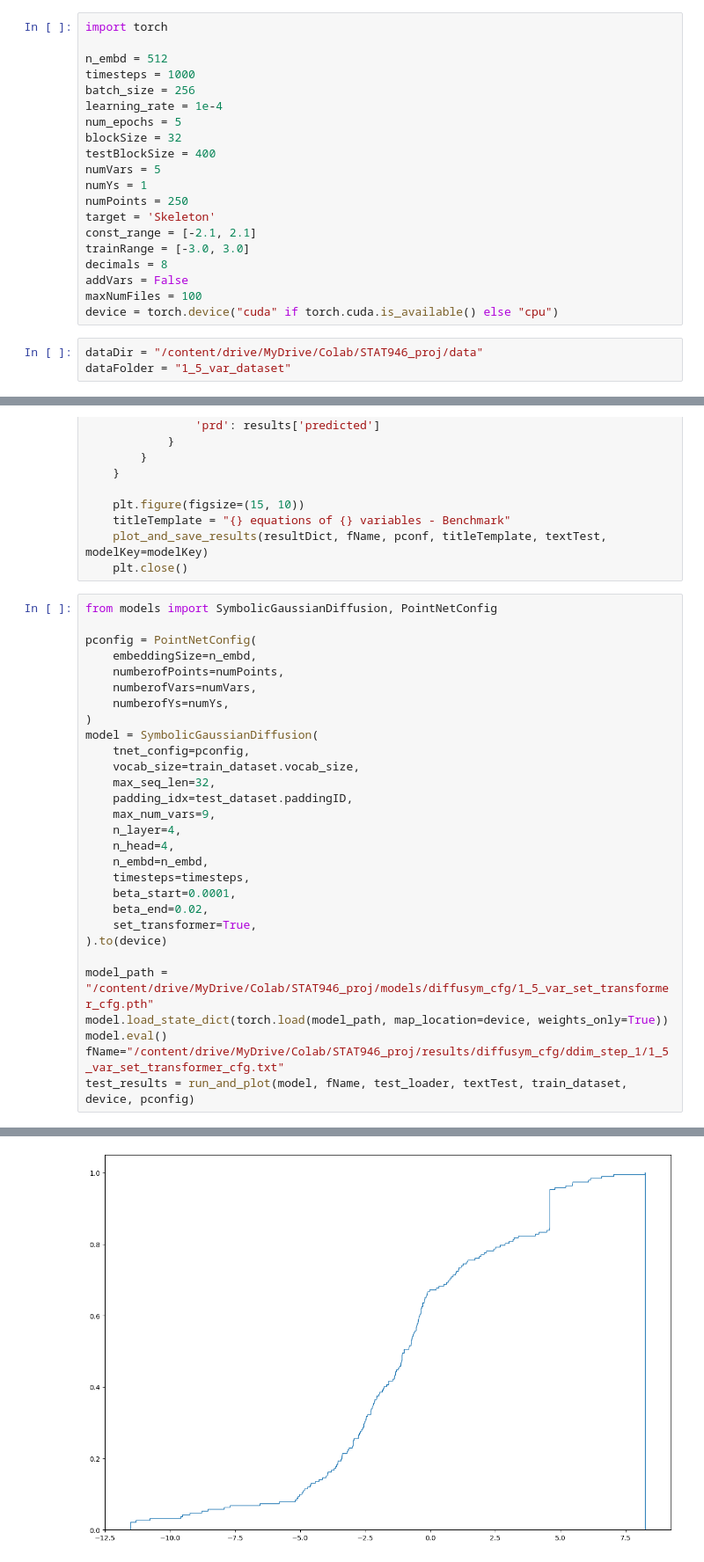
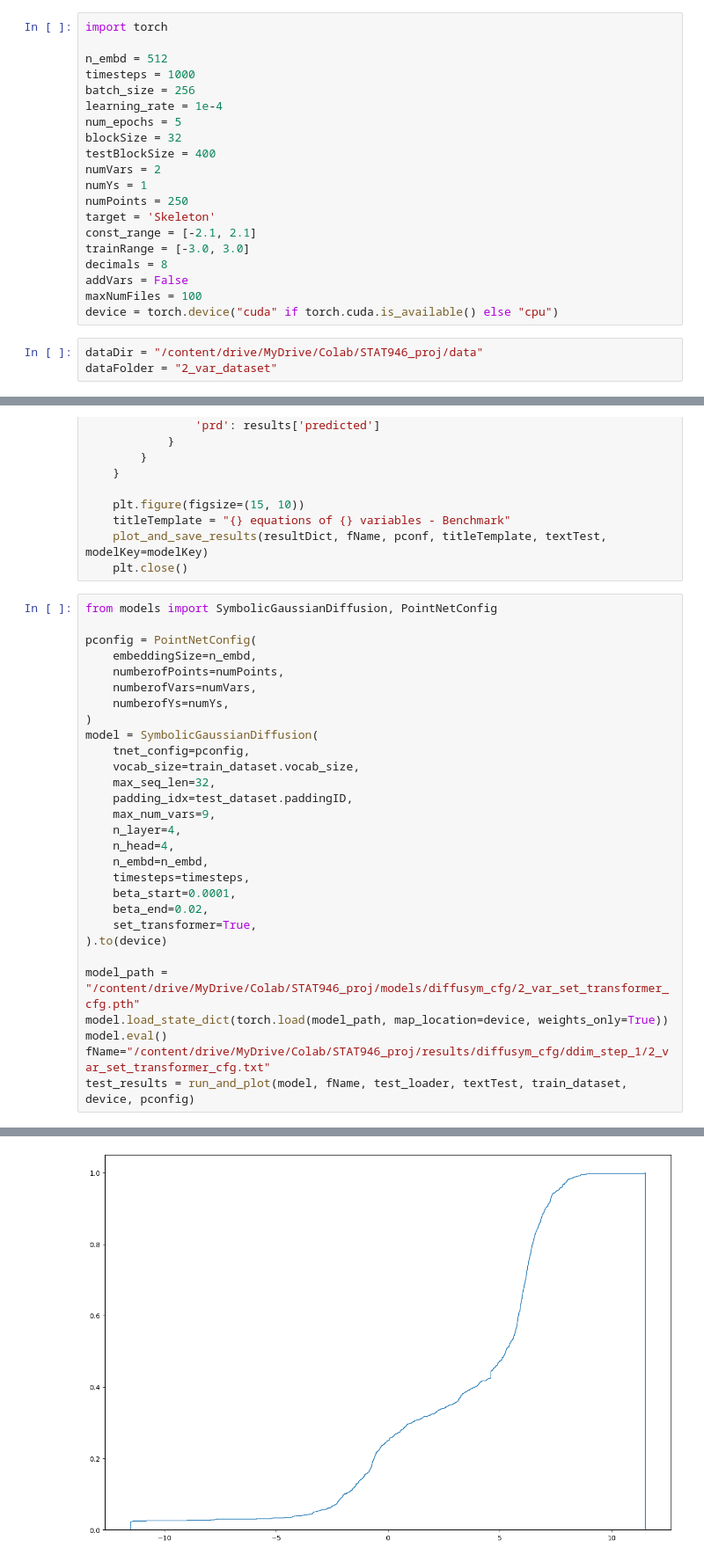
Before and after one commit to carolynw898/STAT946Proj, a Jupyter notebook: test.ipynb, the cells around one changed output, grey strips where cells are left out. Shown at 88% size. Saved outputs shown, nothing was run; the diff lists cells and outputs as text.

Commit message:
2_var_set_transformer_cfg ddim_step=1 guidance_factor=0.9

```diff
--- a/test.ipynb
+++ b/test.ipynb
@@ -15,7 +15,7 @@ learning_rate = 1e-4
 num_epochs = 5
 blockSize = 32
 testBlockSize = 400
-numVars = 5
+numVars = 2
 numYs = 1
 numPoints = 250
 target = 'Skeleton'
@@ -27,7 +27,7 @@ maxNumFiles = 100
 device = torch.device("cuda" if torch.cuda.is_available() else "cpu")
 # %%
 dataDir = "/content/drive/MyDrive/Colab/STAT946_proj/data"
-dataFolder = "1_5_var_dataset"
+dataFolder = "2_var_dataset"
 # %%
 from torch.utils.data import DataLoader
 import numpy as np
@@ -329,9 +329,9 @@ model = SymbolicGaussianDiffusion(
     set_transformer=True,
 ).to(device)
 
-model_path = "/content/drive/MyDrive/Colab/STAT946_proj/models/diffusym_cfg/1_5_var_set_transformer_cfg.pth"
+model_path = "/content/drive/MyDrive/Colab/STAT946_proj/models/diffusym_cfg/2_var_set_transformer_cfg.pth"
 model.load_state_dict(torch.load(model_path, map_location=device, weights_only=True))
 model.eval()
-fName="/content/drive/MyDrive/Colab/STAT946_proj/results/diffusym_cfg/ddim_step_1/1_5_var_set_transformer_cfg.txt"
+fName="/content/drive/MyDrive/Colab/STAT946_proj/results/diffusym_cfg/ddim_step_1/2_var_set_transformer_cfg.txt"
 test_results = run_and_plot(model, fName, test_loader, textTest, train_dataset, device, pconfig)
 # %% [output]
@@ -355 +355 @@ Avg Err:52.76194002095745
-[figure, old version]
+[figure, new version]
```
Also changed, not shown: parts of 3 cells of this notebook.
